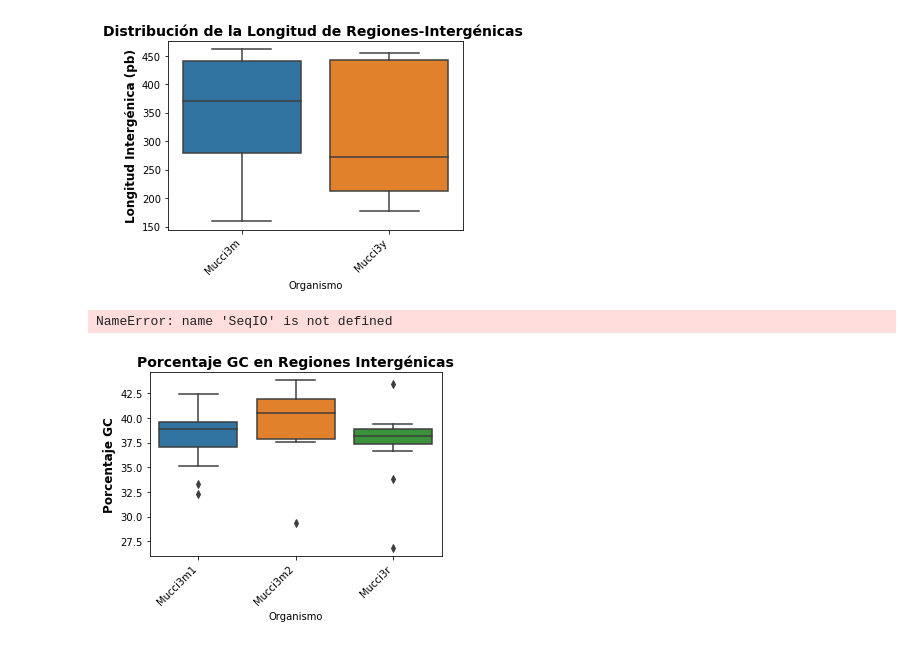
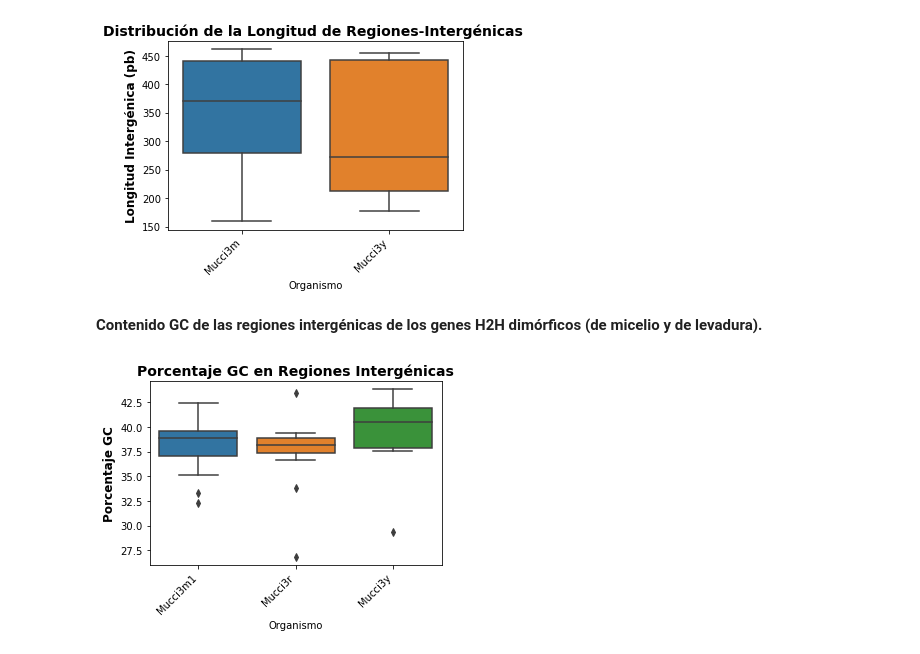
Before and after one commit to ghizlanetahiri95/Structural-and-functional-genomic-analysis-in-the-Mucorales-group, a Jupyter notebook: PromotoresDimorficos/promot_vec.ipynb, the cells around one changed output. Cells and saved outputs as stored; diff of their text form; code cells hidden in the pictures.

```diff
--- a/PromotoresDimorficos/promot_vec.ipynb
+++ b/PromotoresDimorficos/promot_vec.ipynb
@@ -219,33 +233,3 @@ plt.savefig(nombre_salida, format='svg', bbox_inches='tight')
 plt.show()
 # %% [output]
 [figure]
-# %%
-def calcular_porcentaje_gc(secuencia):
-    """Calcula el porcentaje de GC en una secuencia dada."""
-    gc_conteo = secuencia.count('G') + secuencia.count('C')
-    longitud = len(secuencia)
-    return (gc_conteo / longitud) * 100 if longitud > 0 else 0
-
-def calcular_densidad_cpg(secuencia):
-    """Calcula la densidad de dinucleótidos CpG en la secuencia."""
-    return secuencia.count("CG") / len(secuencia) * 100 if len(secuencia) > 0 else 0
-# %%
-
-datos_gc = []
-datos_cpg = []
-
-for archivo in archivos_promotores:
-    nombre_organismo = os.path.basename(archivo).split('_')[0]
-
-    for record in SeqIO.parse(archivo, "fasta"):
-        secuencia = str(record.seq)
-        gc_content = calcular_porcentaje_gc(secuencia)
-        cpg_density = calcular_densidad_cpg(secuencia)
-
-        datos_gc.append({'Organismo': nombre_organismo, 'GC_Content': gc_content})
-        datos_cpg.append({'Organismo': nombre_organismo, 'CpG_Density': cpg_density})
-
-df_gc_total = pd.DataFrame(datos_gc)
-df_cpg_total = pd.DataFrame(datos_cpg)
-# %% [output]
-NameError: name 'SeqIO' is not defined
@@ -257,20 +236,11 @@ def contar_cajas_tata(secuencia):
+# %% [markdown]
+**Contenido GC de las regiones intergénicas de los genes H2H dimórficos (de micelio y de levadura).**
 # %%
-import glob
-import os
-import pandas as pd
-import matplotlib.pyplot as plt
-import seaborn as sns
-from Bio import SeqIO
-
 def calcular_porcentaje_gc(secuencia):
     """Calcula el porcentaje de GC en una secuencia dada."""
     gc_conteo = secuencia.count('G') + secuencia.count('C')
     longitud = len(secuencia)
     return (gc_conteo / longitud) * 100 if longitud > 0 else 0
-
-def calcular_densidad_cpg(secuencia):
-    """Calcula la densidad de dinucleótidos CpG en la secuencia."""
-    return secuencia.count("CG") / len(secuencia) * 100 if len(secuencia) > 0 else 0
 
 # Obtener la lista de archivos que terminan en _promoters_seq.txt
 archivos_promotores = glob.glob("*_promoters_seq.txt")
@@ -290,31 +260,31 @@ for archivo in archivos_promotores:
         # Calcular porcentaje de GC y densidad de CpG
         gc_content = calcular_porcentaje_gc(secuencia)
 
 
         # Agregar los datos a las listas
         datos_gc.append({'Organismo': nombre_organismo, 'GC_Content': gc_content})
 
 
 # Convertir las listas en DataFrames
 df_gc_total = pd.DataFrame(datos_gc)
 df_gc_total.to_csv("df_gc_total.csv", sep=";")
 # Ordenar los DataFrames por el nombre del organismo
 df_gc_total = df_gc_total.sort_values(by='Organismo')
 
 # Crear el boxplot para porcentaje de GC
 plt.figure(figsize=(5, 4))
 sns.boxplot(x='Organismo', y='GC_Content', data=df_gc_total)
 #plt.xlabel('Organism', fontsize=12,  fontweight='bold')
 plt.ylabel('Porcentaje GC', fontsize=12,  fontweight='bold')
 plt.title('Porcentaje GC en Regiones Intergénicas', fontsize=14,  fontweight='bold')
 plt.xticks(rotation=45, ha='right')
 plt.tight_layout()
 
 # Guardar el gráfico como archivo SVG
 nombre_salida_gc = "distribucion_porcentaje_gc_por_organismo.svg"
 plt.savefig(nombre_salida_gc, format='svg')
 
 # Mostrar el gráfico
 plt.show()
 # %% [output]
-[figure, old version]
+[figure, new version]
```
Also changed, not shown: parts of 8 cells of this notebook.
